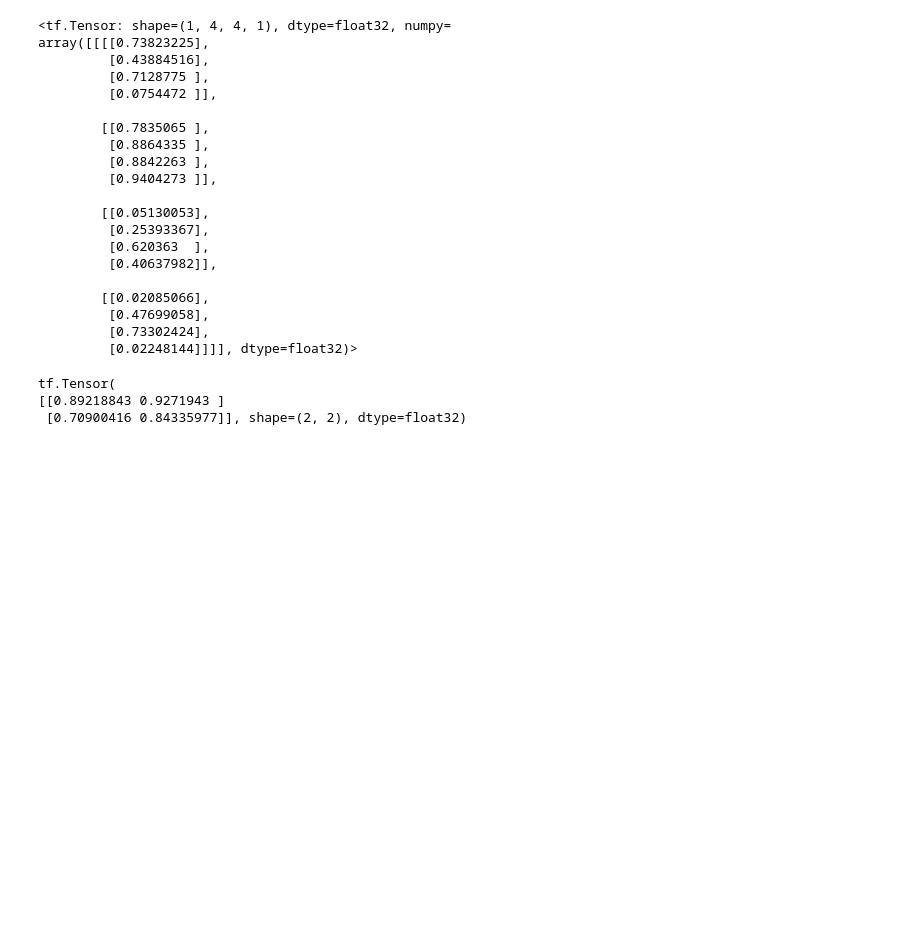
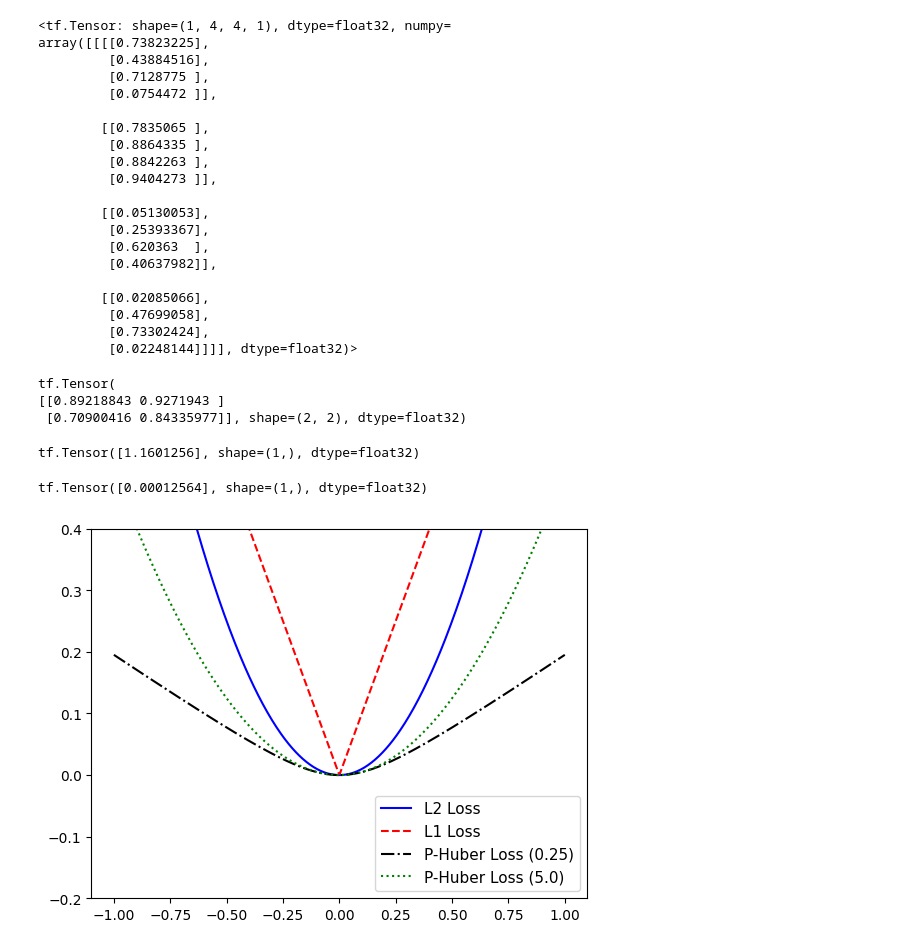
Before and after one commit to dangtrantrung/Build_Neural_Network_with_TensorFlow_TensorBoard.ipynb, a Jupyter notebook: Build_Neural_Network_with_TensorFlow_TensorBoard.ipynb, the cells around one changed output. Cells and saved outputs as stored; diff of their text form; code cells hidden in the pictures; blank space fills up the shorter version.

```diff
--- a/Build_Neural_Network_with_TensorFlow_TensorBoard.ipynb
+++ b/Build_Neural_Network_with_TensorFlow_TensorBoard.ipynb
@@ -166 +166,62 @@ tf.Tensor(
 import matplotlib.pyplot as plt
+# %%
+def l2(y_true,y_pred):
+  return tf.square(y_true-y_pred)
+def l1(y_true,y_pred):
+  return tf.abs(y_true-y_pred)
+def phuber1(y_true,y_pred):
+  delta1=tf.constant(0.25)
+  return tf.multiply(tf.square(delta1),tf.sqrt(1.+tf.square((y_true-y_pred)/delta1))-1.)
+def phuber2(y_true,y_pred):
+  delta2=tf.constant(5.)
+  return tf.multiply(tf.square(delta2),tf.sqrt(1.+tf.square((y_true-y_pred)/delta2))-1.)
+
+def hinge(y_true, y_pred):
+    return tf.maximum(0., 1. - tf.multiply(y_true, y_pred))
+def xentropy(y_true, y_pred):
+    return (- tf.multiply(y_true, tf.math.log(y_pred)) -
+          tf.multiply((1. - y_true), tf.math.log(1. - y_pred)))
+def xentropy_sigmoid(y_true, y_pred):
+    return tf.nn.sigmoid_cross_entropy_with_logits(labels=y_true,
+                                                   logits=y_pred)
+def xentropy_weighted(y_true, y_pred):
+    weight = tf.constant(0.5)
+    return tf.nn.weighted_cross_entropy_with_logits(labels=y_true,
+                                                    logits=y_pred,
+                                                pos_weight=weight)
+def softmax_xentropy(y_true, y_pred):
+    return tf.nn.softmax_cross_entropy_with_logits(labels=y_true,                                                    logits=y_pred)
+
+unscaled_logits = tf.constant([[1., -3., 10.]])
+target_dist = tf.constant([[0.1, 0.02, 0.88]])
+print(softmax_xentropy(y_true=target_dist,y_pred=unscaled_logits))
+# %% [output]
+tf.Tensor([1.1601256], shape=(1,), dtype=float32)
+# %%
+def sparse_xentropy(y_true, y_pred):
+    return tf.nn.sparse_softmax_cross_entropy_with_logits(
+                                                    labels=y_true,
+                                                    logits=y_pred)
+unscaled_logits = tf.constant([[1., -3., 10.]])
+sparse_target_dist = tf.constant([2])
+print(sparse_xentropy(y_true=sparse_target_dist,
+                      y_pred=unscaled_logits))
+# %% [output]
+tf.Tensor([0.00012564], shape=(1,), dtype=float32)
+# %%
+# How it works...
+# Here is how to use matplotlib to plot the regression loss functions:
+x_vals = tf.linspace(-1., 1., 500)
+target = tf.constant(0.)
+funcs = [(l2, 'b-', 'L2 Loss'),
+         (l1, 'r--', 'L1 Loss'),
+         (phuber1, 'k-.', 'P-Huber Loss (0.25)'),
+         (phuber2, 'g:', 'P-Huber Loss (5.0)')]
+for func, line_type, func_name in funcs:
+    plt.plot(x_vals, func(y_true=target, y_pred=x_vals),
+             line_type, label=func_name)
+plt.ylim(-0.2, 0.4)
+plt.legend(loc='lower right', prop={'size': 11})
+plt.show()
+# %% [output]
+[figure, added]
```
Also changed, not shown: parts of 8 cells of this notebook.
